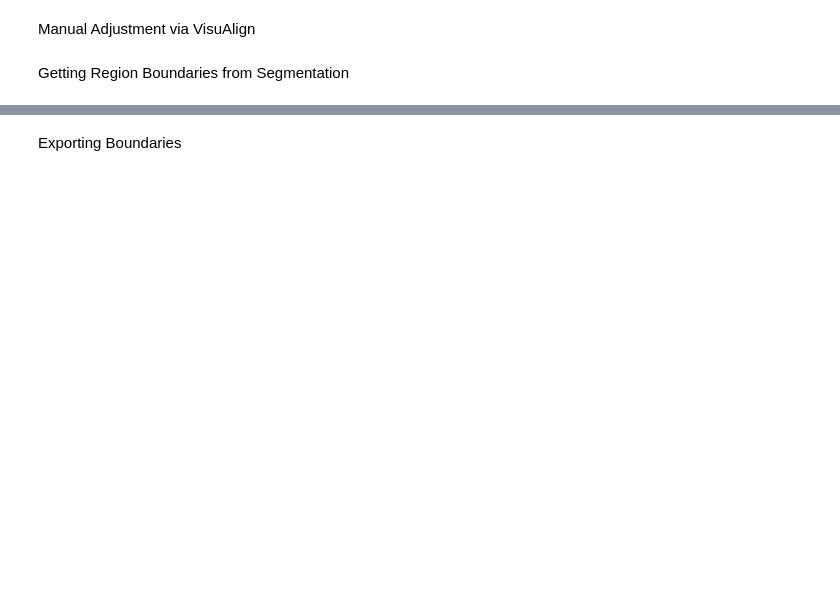
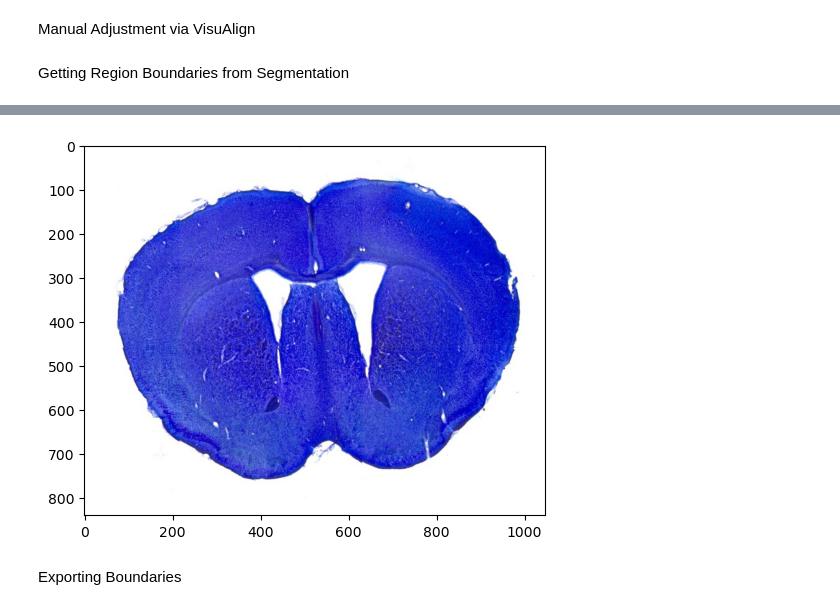
Before and after one commit to rk324/Dissecting-Atlas-Registered-Tissue, a Jupyter notebook: notebook.ipynb, the cells around one changed output, grey strips where cells are left out. Drawn from its saved outputs; the diff is of its cells as text; code cells hidden in the pictures; blank space fills up the shorter version.

```diff
--- a/notebook.ipynb
+++ b/notebook.ipynb
@@ -1207,7 +1196,7 @@ Manual Adjustment via VisuAlign
 seg_hdr = nib.load("Data\\Atlases\\DAPI\\label_dapi.nii").header
 seg_hdr_arr = seg_hdr.structarr
 seg_hdr_arr['regular'] = b''
-seg_hdr_arr['dim'] = np.array([3, region_graph.shape[1], 1, region_graph.shape[0], 0, 0, 0, 0]) #TODO: needs to match image shape
+seg_hdr_arr['dim'] = np.array([3, region_graph.shape[1], 1, region_graph.shape[0], 0, 0, 0, 0])
 seg_hdr_arr['pixdim'] = np.array([1., 1, 1, 1, 0, 0, 0, 0])
 seg_hdr_arr['datatype'] = 8 # changed to represent int32, #TODO: if not working try for uint32
 seg_hdr_arr['bitpix'] = 32
@@ -1229,7 +1218,7 @@ seg_affine = np.array([[1,0,0,0],
 seg_nifti = nib.Nifti1Image(seg_nifti_data, seg_affine, seg_hdr)
 nib.save(seg_nifti, "VisuAlign-v0_9//custom_atlas.cutlas//labels.nii.gz")
 with open('CLICK_ME.json','w') as f:
-    ski.io.imsave('temp.jpg',W_original)
+    ski.io.imsave('DELETE_ME.jpg',W_original)
     h = region_graph.shape[0]
     w = region_graph.shape[1]
     f.write('{')
@@ -1237,7 +1226,7 @@ with open('CLICK_ME.json','w') as f:
     f.write('"target":"custom_atlas.cutlas", ')
     f.write('"aligner": "prerelease_1.0.0", ')
     f.write('"slices": [{')
-    f.write('"filename": "temp.jpg", ')
+    f.write('"filename": "DELETE_ME.jpg", ')
     f.write(f'"anchoring": [0, 0, {h}, {w}, 0, 0, 0, 0, -{h}], ')
     f.write(f'"height": {h}, "width": {w}, ')
     f.write('"nr": 1, "markers": []}]}')
@@ -1255,7 +1244,7 @@ with open('CLICK_ME.json','w') as f:
 Getting Region Boundaries from Segmentation
 # %%
 # Loading in final segmentation from visualign
-visualign_nl_flat_filename = 'Full Test\\testwhyopil\\stitched_nl.flat' #### REPLACE ME ####
+visualign_nl_flat_filename = 'DELETE_ME_nl.flat'
 
 with open(visualign_nl_flat_filename, 'rb') as fp:
     buffer = fp.read()
@@ -1266,15 +1255,15 @@ data = data.reshape(shape[::-1])
 data = data[:-1,:-1]
 
 # Loading in color table
-with open('Rainbow 2017.json') as fp:
+with open('Data\\Rainbow 2017.json') as fp:
     table = json.load(fp)
 region_names_nutil = [row['name'] for row in table]
 
 present_regions = np.unique(data)
-print("Present Regions:")
+print("Regions Detected in slice:")
 for r in present_regions:
     try:
         print(f'{r}:{region_names_nutil[r]}')
     except:
-        print(r)
+        print(f'No region found for id: {r}')
 # %% [output]
@@ -1308,27 +1353,28 @@ roi_names = ['Primary somatosensory area, trunk, layer 2/3'] # TODO: actually im
 # %%
-# Generate boundaries
-rois = [region_names_nutil.index(roin) for roin in roi_names]
+### GENERATE BOUNDARIES ###
+%matplotlib inline
 fig,ax = plt.subplots()
 ax.imshow(W_original)
-
 
 region_bounds = {}
 for i,roi in enumerate(rois):
     pts = np.argwhere(data==roi)
 
     cores,labels = dbscan(pts, eps=2, min_samples=5, metric='manhattan')
 
     for l in set(labels):
         if l == -1: continue # these points dont belong to any clusters
         cluster = pts[labels==l]
         shape_name = f'{region_names_nutil[roi]}_{l}'
 
         hull = shapely.concave_hull(shapely.MultiPoint(cluster), 0.1) # get hull for cluster
 
         # only hulls defined as polygons can actually be cut out, other hulls will not be shown
         if hull.geom_type == 'Polygon':
             bound = shapely.get_coordinates(hull)
-            ax.plot(bound[:,1],bound[:,0], lw=.75, label=region_names_nutil[roi])
+            ax.plot(bound[:,1],bound[:,0], lw=2, c='black')
             region_bounds[shape_name] = bound
+# %% [output]
+[figure, added]
 # %% [markdown]
 Exporting Boundaries
```
Also changed, not shown: parts of 18 cells of this notebook.
